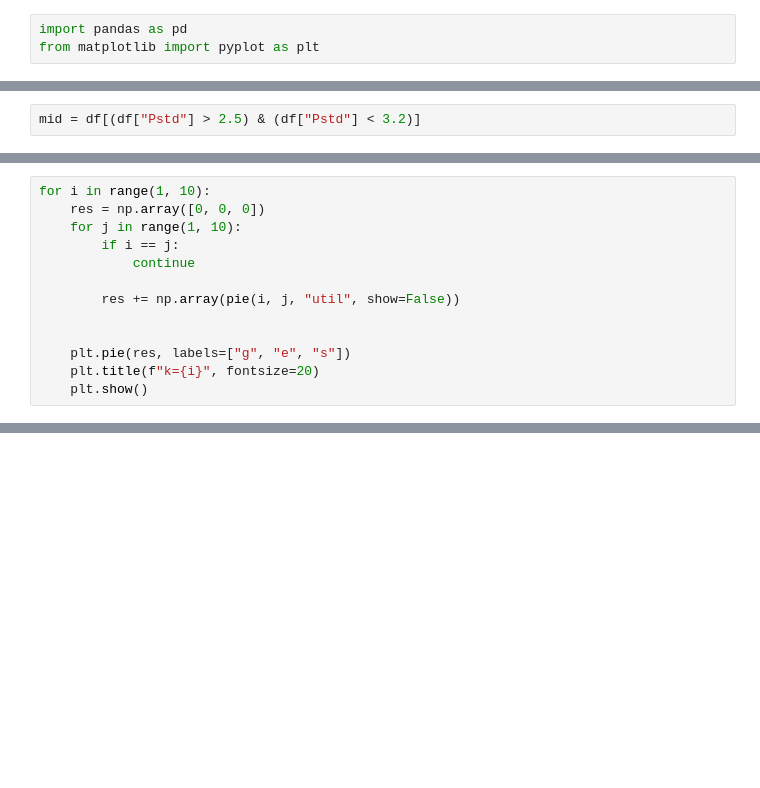
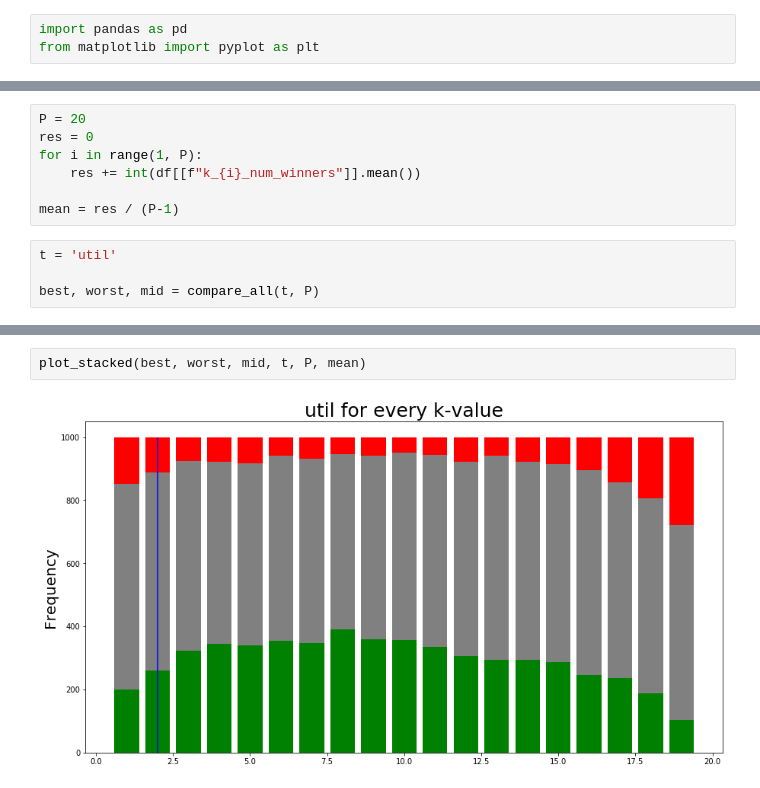
Before and after one commit to pdehaan274/ComSoc, a Jupyter notebook: result analysis.ipynb, the cells around one changed output, grey strips where cells are left out. Drawn from its saved outputs; the diff is of its cells as text; blank space fills up the shorter version.

```diff
--- a/result analysis.ipynb
+++ b/result analysis.ipynb
@@ -92,2 +25,0 @@ plot(high, "EL")
-# %%
-mid = df[(df["Pstd"] > 2.5) & (df["Pstd"] < 3.2)]
@@ -134,13 +25,0 @@ def pie(num_1, num_2, t, show=True):
-# %%
-for i in range(1, 10):
-    res = np.array([0, 0, 0])
-    for j in range(1, 10):
-        if i == j:
-            continue
-
-        res += np.array(pie(i, j, "util", show=False))
-
-
-    plt.pie(res, labels=["g", "e", "s"])
-    plt.title(f"k={i}", fontsize=20)
-    plt.show()
@@ -156,0 +106,11 @@ for i in range(1, 10):
+# %%
+P = 20
+res = 0
+for i in range(1, P):
+    res += int(df[[f"k_{i}_num_winners"]].mean())
+
+mean = res / (P-1)
+# %%
+t = 'util'
+
+best, worst, mid = compare_all(t, P)
@@ -156,0 +137,4 @@ for i in range(1, 10):
+# %%
+plot_stacked(best, worst, mid, t, P, mean)
+# %% [output]
+[figure, added]
```
Also changed, not shown: parts of 25 cells of this notebook, 14 other files.
